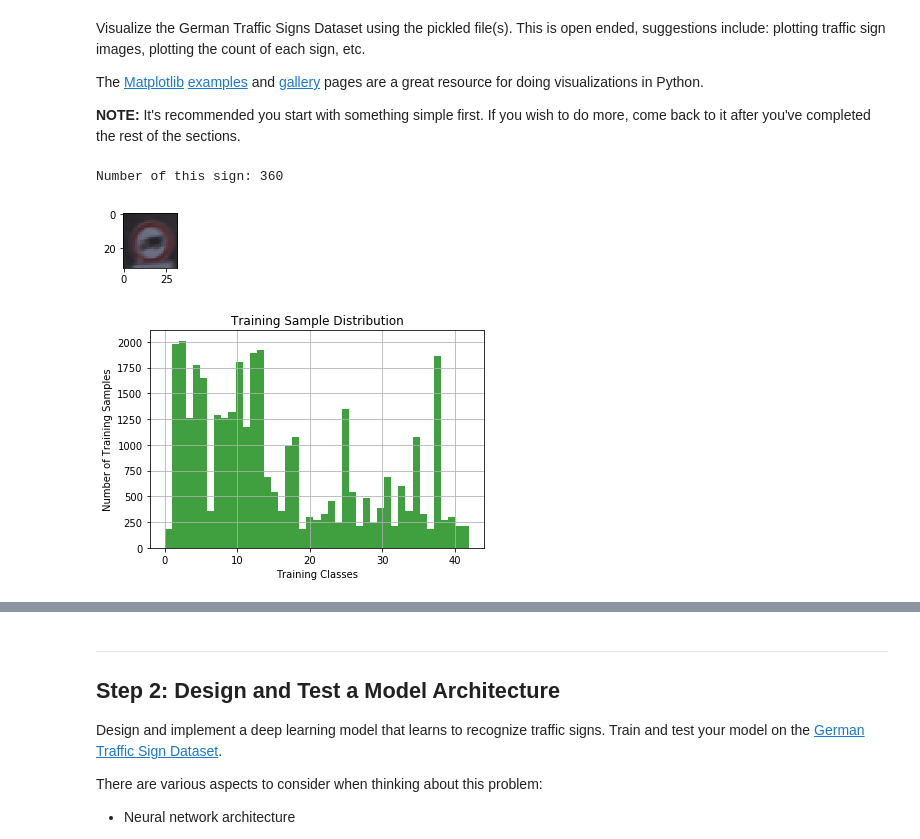
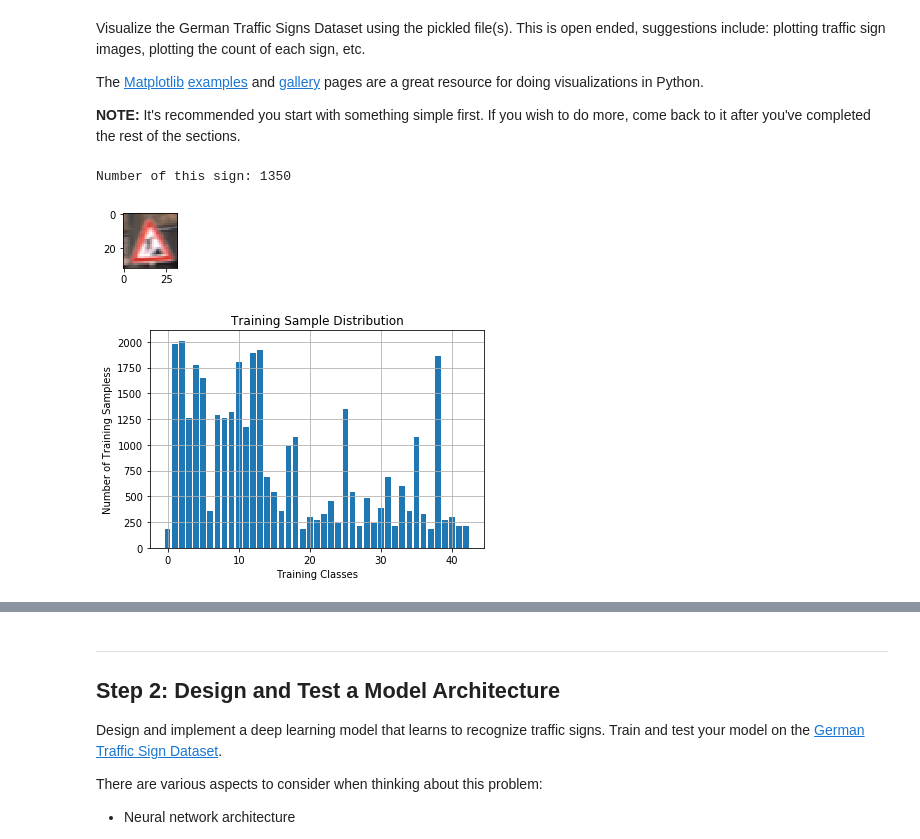
Before and after one commit to chen1720/CarND-Project2, a Jupyter notebook: Traffic_Sign_Classifier.ipynb, the cells around one changed output, grey strips where cells are left out. Drawn from its saved outputs; the diff is of its cells as text; code cells hidden in the pictures.

```diff
--- a/Traffic_Sign_Classifier.ipynb
+++ b/Traffic_Sign_Classifier.ipynb
@@ -104,28 +104,32 @@ The [Matplotlib](http://matplotlib.org/) [examples](http://matplotlib.org/exampl
 # %%
 ### Data exploration visualization code goes here.
 ### Feel free to use as many code cells as needed.
 import matplotlib.pyplot as plt
 import random
 import collections
 %matplotlib inline
 # Visualizations will be shown in the notebook.
 
 index = random.randint(0, len(X_train))
 image = X_train[index].squeeze()
 lab = collections.Counter(y_train)
 
 plt.figure(figsize=(1,1))
 plt.imshow(image, cmap="gray")
 print("Number of this sign: {}".format(lab[y_train[index]]))
 
 # Show the histogram of the data set
-plt.figure(2)
-n, bins, patches = plt.hist(y_train,43,facecolor='green',alpha=0.75)
-plt.xlabel('Training Classes')
-plt.ylabel('Number of Training Samples')
-plt.title('Training Sample Distribution')
-plt.grid(True)
+def plot_examples_per_class(labels_):
+    values, counts = np.unique(labels_, return_counts=True)
+    plt.figure()
+    plt.bar(values, counts)
+    plt.ylabel('Number of Training Sampless')
+    plt.xlabel('Training Classes')
+    plt.title('Training Sample Distribution')
+    plt.grid(True)
+
+plot_examples_per_class(y_train)
 # %% [output]
-Number of this sign: 360
+Number of this sign: 1350
-[figure, old version]
+[figure, new version]
-[figure, old version]
+[figure, new version]
```
Also changed, not shown: parts of 18 cells of this notebook, 3 other files.
